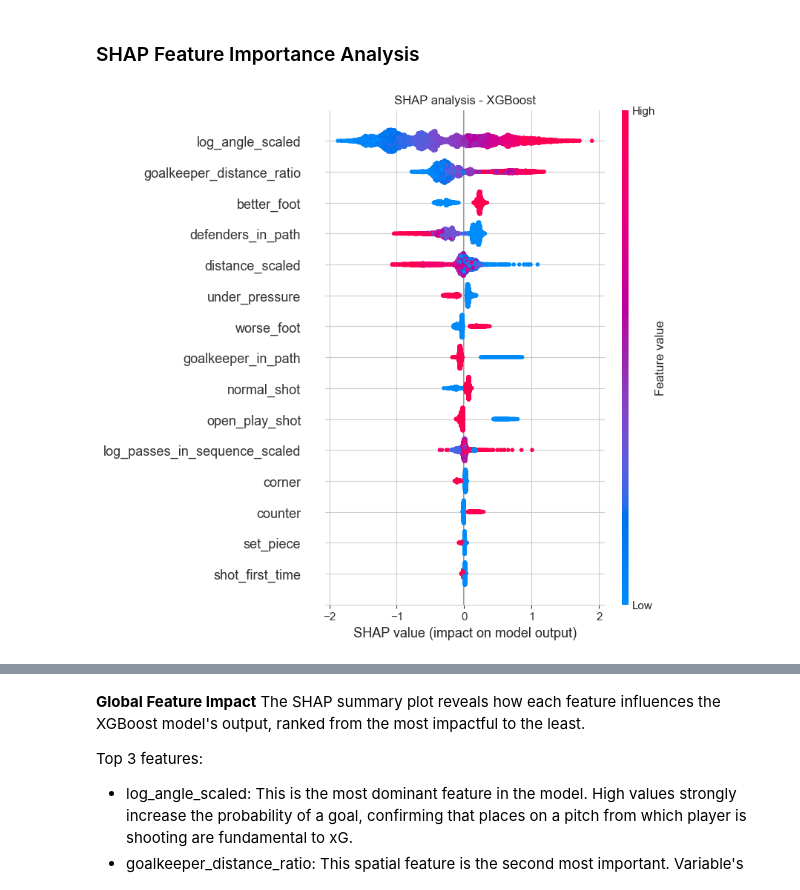
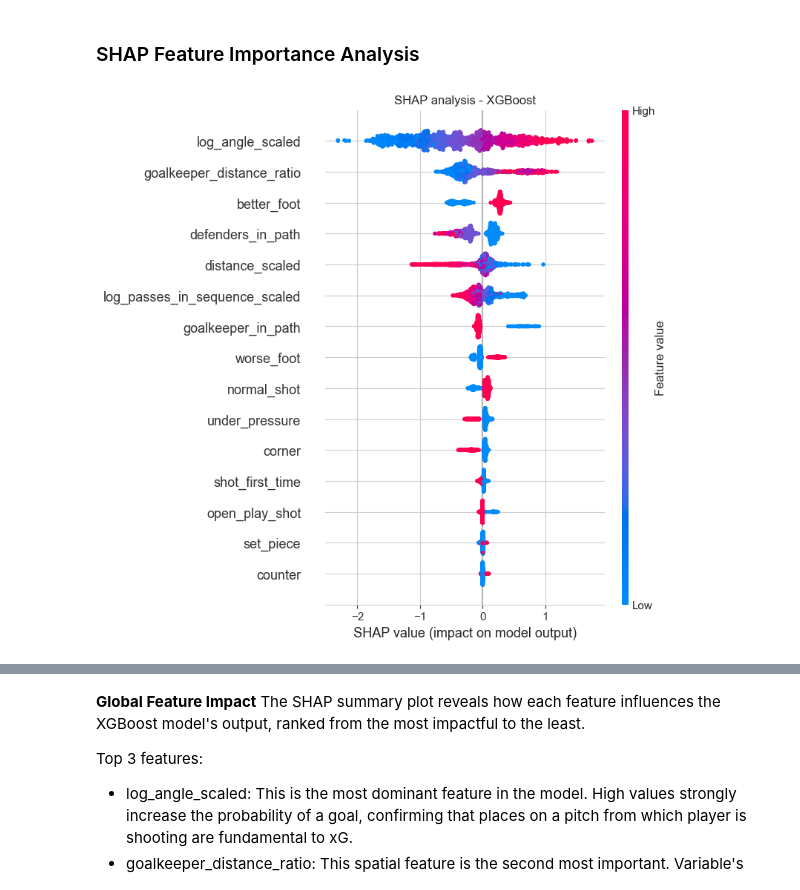
Before and after one commit to bsobkowicz1096/Football-xG-Predictor, a Jupyter notebook: notebooks/xg_model.ipynb, the cells around one changed output, grey strips where cells are left out. Cells and saved outputs as stored; diff of their text form; code cells hidden in the pictures.

```diff
--- a/notebooks/xg_model.ipynb
+++ b/notebooks/xg_model.ipynb
@@ -635,12 +635,39 @@ For modeling purposes, I divided the dataset into three subsets:
 
 This approach ensures methodological correctness, as each phase (training, calibration, testing) uses independent data, preventing data leakage between stages and providing more reliable model evaluation.
 # %%
+# --- Train / Calibration split (80/20 from 2015/16 club data) ---
 X = df_shots.drop(['shot_outcome'], axis=1)
 y = df_shots['shot_outcome']
 
-X_train, X_val, X_test, y_train, y_val, y_test = prepare_train_test_split(X, y)
+X_train, X_calib, y_train, y_calib = prepare_train_calibration_split(X, y)
 
-print(f"Training set size: {X_train.shape[0]}")
-print(f"Validation set size: {X_val.shape[0]}")
-print(f"Test set size: {X_test.shape[0]}")
+# --- Test set: FIFA World Cup 2022 ---
+df_fifa = load_data(FIFA_2022_PATH)
+df_fifa = clean_data(df_fifa)
+
+# Apply the same feature engineering pipeline
+df_fifa = df_fifa[df_fifa['shot_type'] != 'Penalty']
+df_fifa = transform_to_binary(df_fifa, column='shot_outcome',   positive_value='Goal')
+df_fifa = extract_xy(df_fifa)
+df_fifa = calculate_angles_distances(df_fifa)
+df_fifa = transform_body_part(df_fifa)
+df_fifa = transform_to_binary(df_fifa, column='under_pressure',  positive_value=True)
+df_fifa = transform_to_binary(df_fifa, column='shot_first_time', positive_value=True)
+df_fifa['normal_shot']    = np.where(df_fifa['shot_technique'] == 'Normal', 1, 0)
+df_fifa['open_play_shot'] = np.where(df_fifa['shot_type'] == 'Open Play', 1, 0)
+df_fifa = analyze_freeze_frame(df_fifa)
+df_fifa['defenders_in_path'] = np.where(df_fifa['defenders_in_path'] >= 3, 3, df_fifa['defenders_in_path'])
+df_fifa['log_passes_in_sequence'] = np.log1p(df_fifa['n_passes_in_sequence'])
+df_fifa['log_angle'] = np.log1p(df_fifa['angle'])
+df_fifa = standardize_features(df_fifa, continuous_vars)
+df_fifa = create_dummies(df_fifa, 'refined_body_part', drop_category='head')
+df_fifa = transform_play_pattern(df_fifa)
+
+features_model = [c for c in X_train.columns]
+df_fifa = df_fifa[['shot_outcome'] + features_model]
+
+X_test = df_fifa[features_model]
+y_test = df_fifa['shot_outcome']
+
+print(f"\nTest set (FIFA 2022): {X_test.shape[0]} shots | Goal rate: {y_test.mean():.2f}")
 # %% [output]
@@ -749,6 +771,6 @@ The Reliability Diagram reveals that the raw model **significantly overestimates
 # %% [markdown]
 ### Model 3 - XGBoost
 # %%
-metrics_xgb = train_xgboost(X_train, y_train, X_val, y_val, X_test, y_test)
+model_xgb, metrics_xgb = train_xgboost(X_train, y_train)
 # %% [output]
 Optimizing XGBoost...
@@ -780,7 +834,7 @@ The Reliability Diagram reveals that the raw model significantly **overestimates
 # %% [markdown]
 ### SHAP Feature Importance Analysis
 # %%
-plot_xg_shap_summary(metrics_xgb[0], X_test, model_name="XGBoost")
+plot_xg_shap_summary(model_xgb, X_test, model_name="XGBoost")
 # %% [output]
-[figure, old version]
+[figure, new version]
 # %%
```
Also changed, not shown: parts of 26 cells of this notebook.
